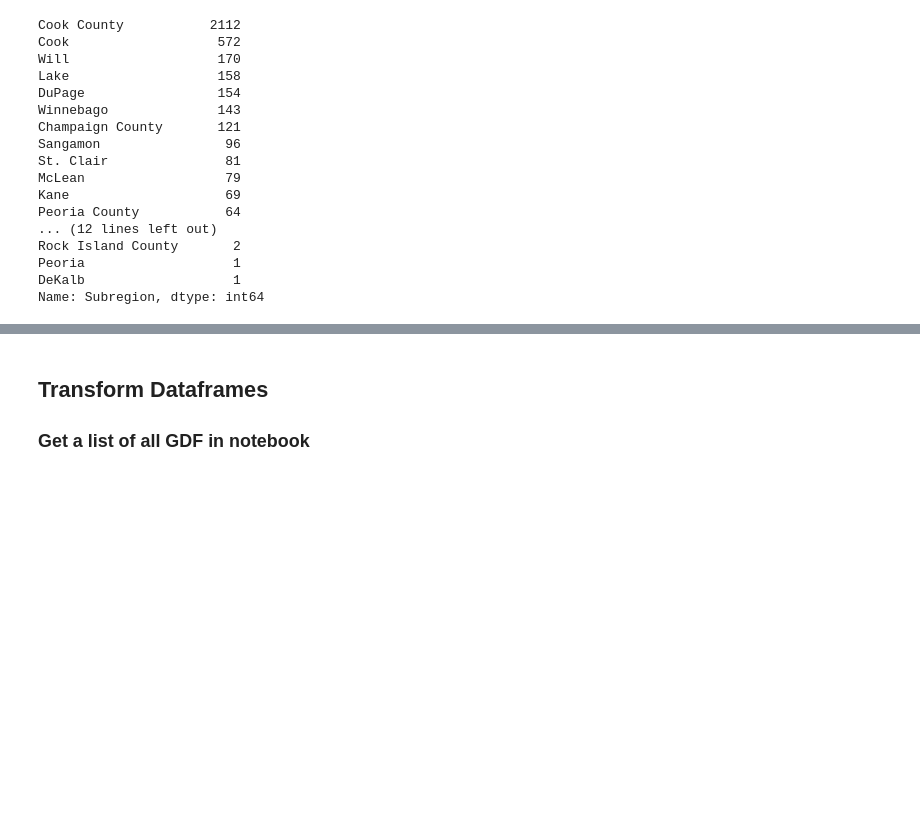
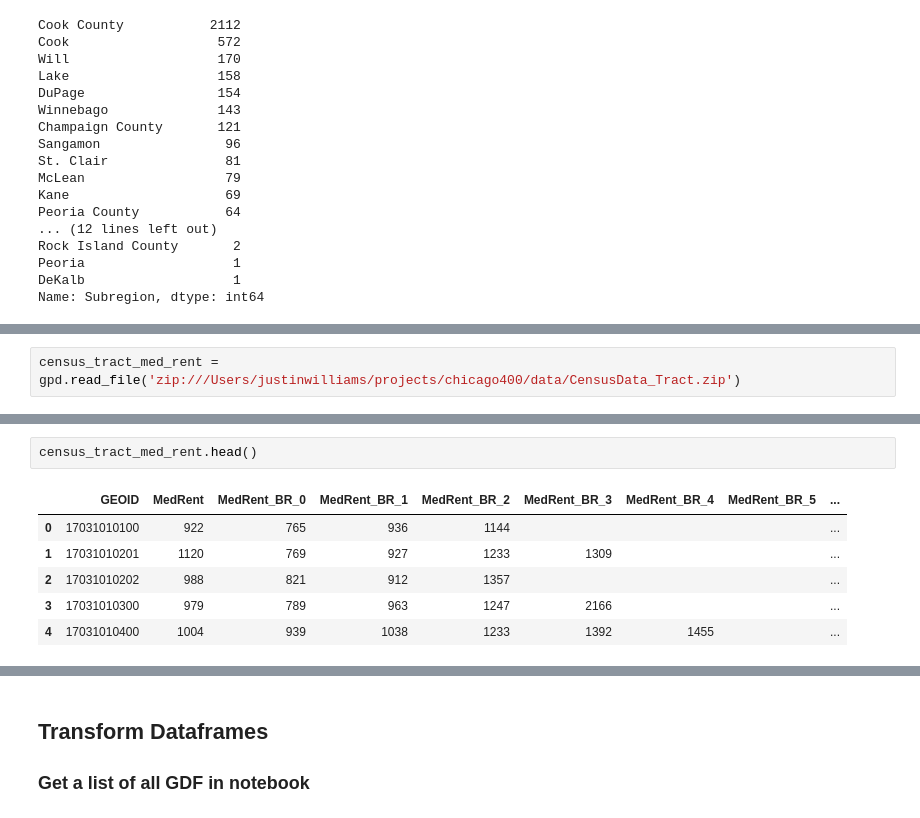
Before and after one commit to justinm0rgan/chicago400, a Jupyter notebook: data_gathering_chicago_400.ipynb, the cells around one changed output, grey strips where cells are left out. Drawn from its saved outputs; the diff is of its cells as text; blank space fills up the shorter version.

Commit message:
added census data and merged with med rent

```diff
--- a/data_gathering_chicago_400.ipynb
+++ b/data_gathering_chicago_400.ipynb
@@ -710,0 +720,2 @@ Name: Subregion, dtype: int64
+# %%
+census_tract_med_rent = gpd.read_file('zip:///Users/justinwilliams/projects/chicago400/data/CensusData_Tract.zip')
@@ -710,0 +741,9 @@ Name: Subregion, dtype: int64
+# %%
+census_tract_med_rent.head()
+# %% [output]
+|  | GEOID | MedRent | MedRent_BR_0 | MedRent_BR_1 | MedRent_BR_2 | MedRent_BR_3 | MedRent_BR_4 | MedRent_BR_5 | ... |
+| 0 | 17031010100 | 922 | 765 | 936 | 1144 |  |  |  | ... |
+| 1 | 17031010201 | 1120 | 769 | 927 | 1233 | 1309 |  |  | ... |
+| 2 | 17031010202 | 988 | 821 | 912 | 1357 |  |  |  | ... |
+| 3 | 17031010300 | 979 | 789 | 963 | 1247 | 2166 |  |  | ... |
+| 4 | 17031010400 | 1004 | 939 | 1038 | 1233 | 1392 | 1455 |  | ... |
```
Also changed, not shown: parts of 22 cells of this notebook.
